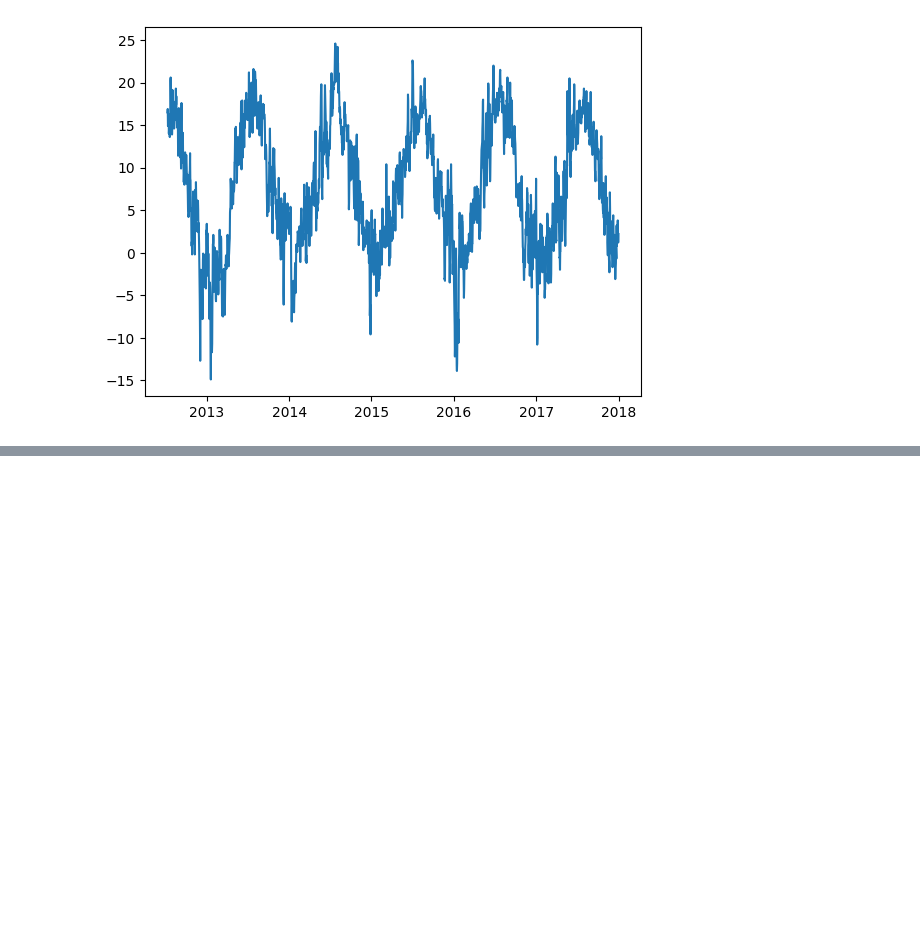
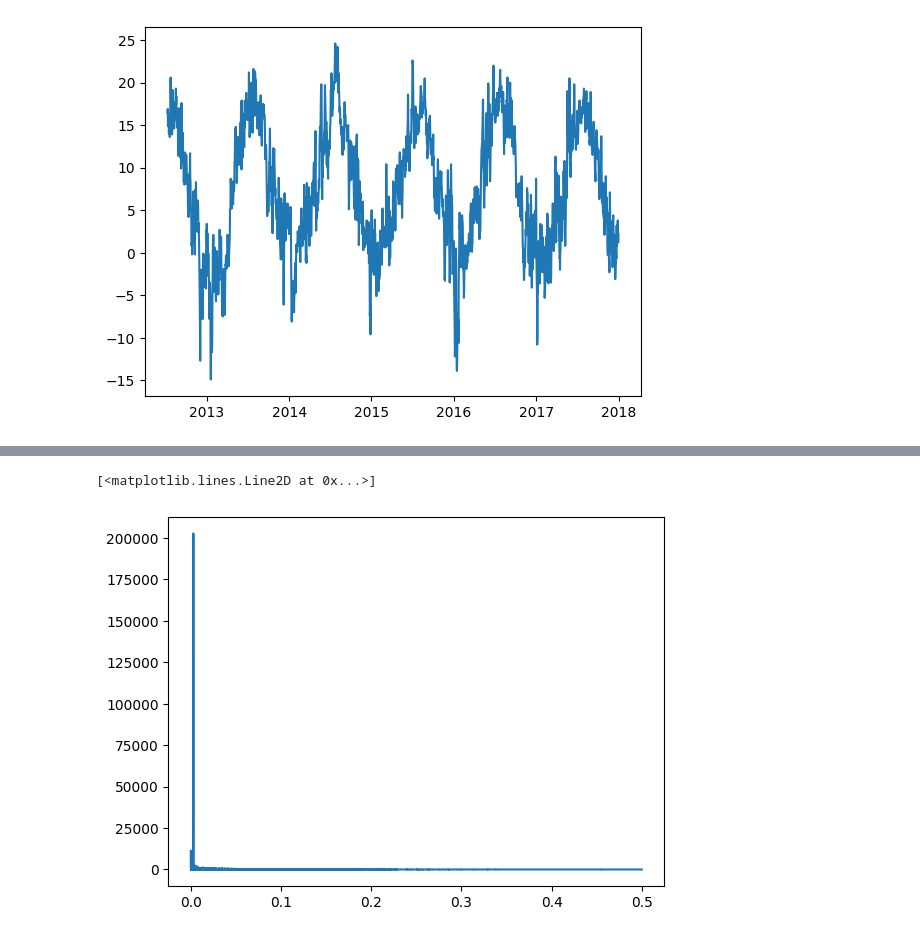
Before and after one commit to XindiLiu/TS_Project, a Jupyter notebook: partA.ipynb, the cells around one changed output, grey strips where cells are left out. Cells and saved outputs as stored; diff of their text form; code cells hidden in the pictures; blank space fills up the shorter version.

```diff
--- a/partA.ipynb
+++ b/partA.ipynb
@@ -61,0 +75,6 @@ plt.show()
+# %%
+f, px =periodogram(data["Temperature"]-seas_decompose.seasonal)
+plt.plot(f,px)
+# %% [output]
+[<matplotlib.lines.Line2D at 0x...>]
+[figure, added]
```
Also changed, not shown: parts of 4 cells of this notebook.
